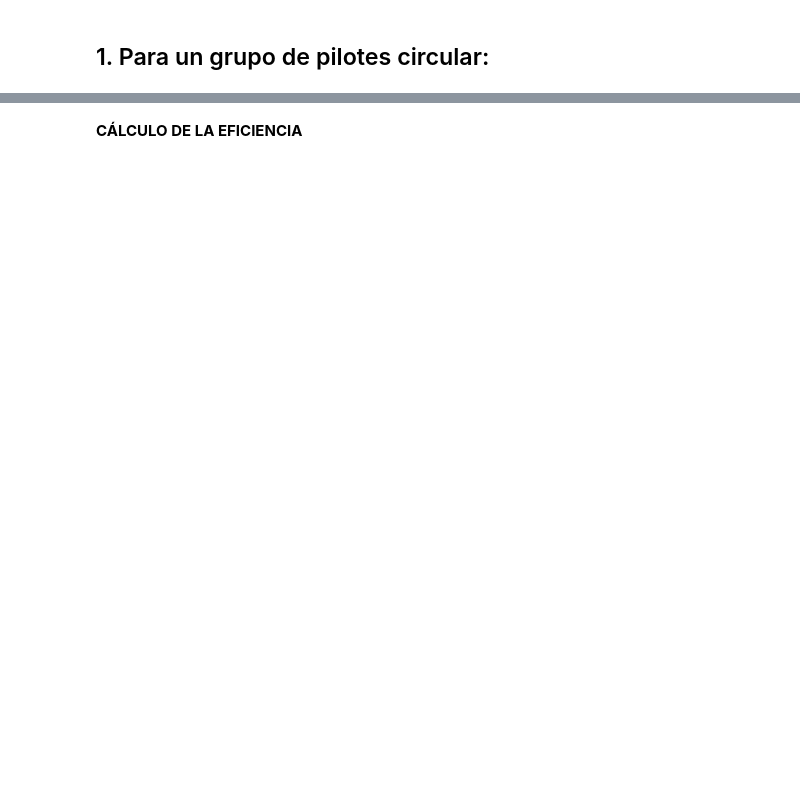
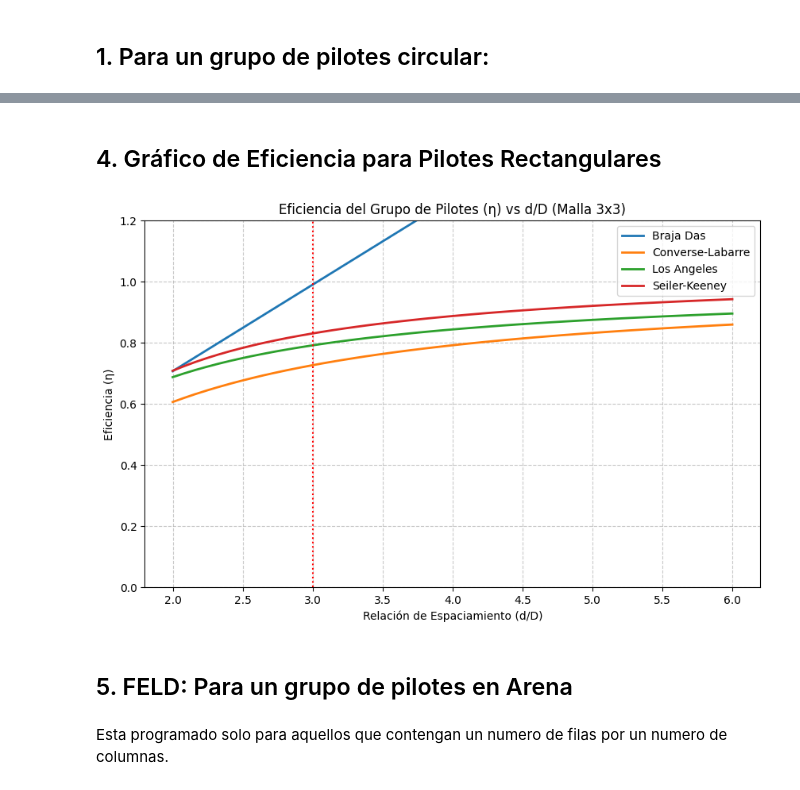
Before and after one commit to fbespinoza/fbespinoza, a Jupyter notebook: Proyecto2_fundaciones.ipynb, the cells around one changed output, grey strips where cells are left out. Saved outputs shown, nothing was run; the diff lists cells and outputs as text; code cells hidden in the pictures; blank space fills up the shorter version.

```diff
--- a/Proyecto2_fundaciones.ipynb
+++ b/Proyecto2_fundaciones.ipynb
@@ -142,2 +229,41 @@ La eficiencia (Braja Das) para el grupo es: 1.2964
-# %% [markdown]
- **CÁLCULO DE LA EFICIENCIA**
+# %% [markdown]
+## 4. Gráfico de Eficiencia para Pilotes Rectangulares
+# %%
+import matplotlib.pyplot as plt
+import numpy as np
+
+# Definimos un rango de d/D (relación espaciamiento/diámetro) de 2 a 6
+ratio_range = np.linspace(2, 6, 50)
+n1_plot, n2_plot = 3, 3  # Ejemplo para una malla de 3x3
+D_plot = 0.60 # Diámetro de ejemplo en metros
+
+ef_braja, ef_converse, ef_la, ef_sk = [], [], [], []
+
+for r in ratio_range:
+    d_current = r * D_plot
+    ef_braja.append(calcular_eficiencia_braja(n1_plot, n2_plot, D_plot, d_current))
+    ef_converse.append(calcular_converse_labarre(n1_plot, n2_plot, D_plot, d_current))
+    ef_la.append(calcular_los_angeles(n1_plot, n2_plot, D_plot, d_current))
+    ef_sk.append(calcular_seiler_keeney(n1_plot, n2_plot, d_current))
+
+# Crear el gráfico
+plt.figure(figsize=(10, 6))
+plt.plot(ratio_range, ef_braja, label='Braja Das', linewidth=2)
+plt.plot(ratio_range, ef_converse, label='Converse-Labarre', linewidth=2)
+plt.plot(ratio_range, ef_la, label='Los Angeles', linewidth=2)
+plt.plot(ratio_range, ef_sk, label='Seiler-Keeney', linewidth=2)
+
+plt.title(f'Eficiencia del Grupo de Pilotes (η) vs d/D (Malla {n1_plot}x{n2_plot})')
+plt.xlabel('Relación de Espaciamiento (d/D)')
+plt.ylabel('Eficiencia (η)')
+plt.ylim(0, 1.2) # Ajuste del valor máximo solicitado
+plt.grid(True, linestyle='--', alpha=0.7)
+plt.legend()
+plt.axvline(x=3, color='red', linestyle=':', label='d=3D')
+plt.show()
+# %% [output]
+[figure, added]
+# %% [markdown]
+## 5. FELD: Para un grupo de pilotes en Arena
+# %% [markdown]
+Esta programado solo para aquellos que contengan un numero de filas por un numero de columnas.
```
Also changed, not shown: parts of 11 cells of this notebook.
